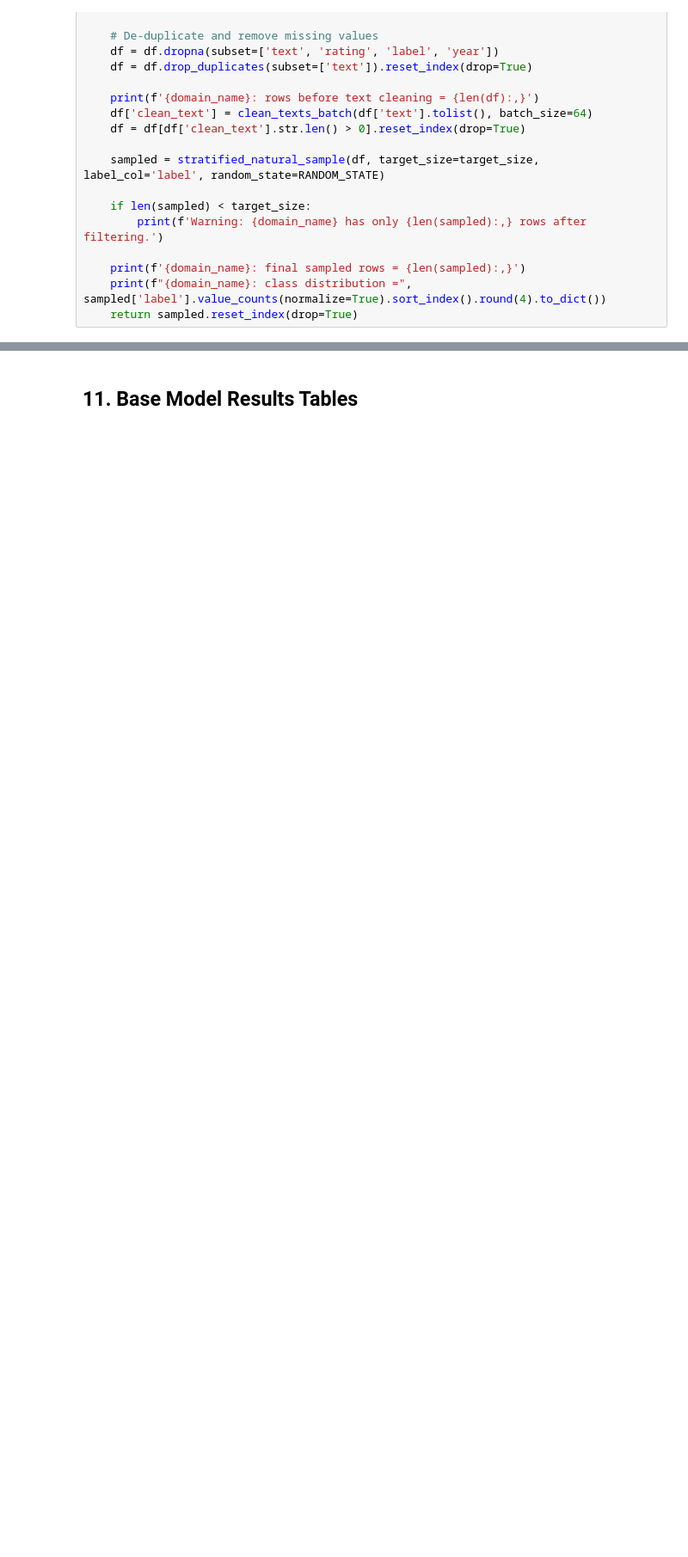
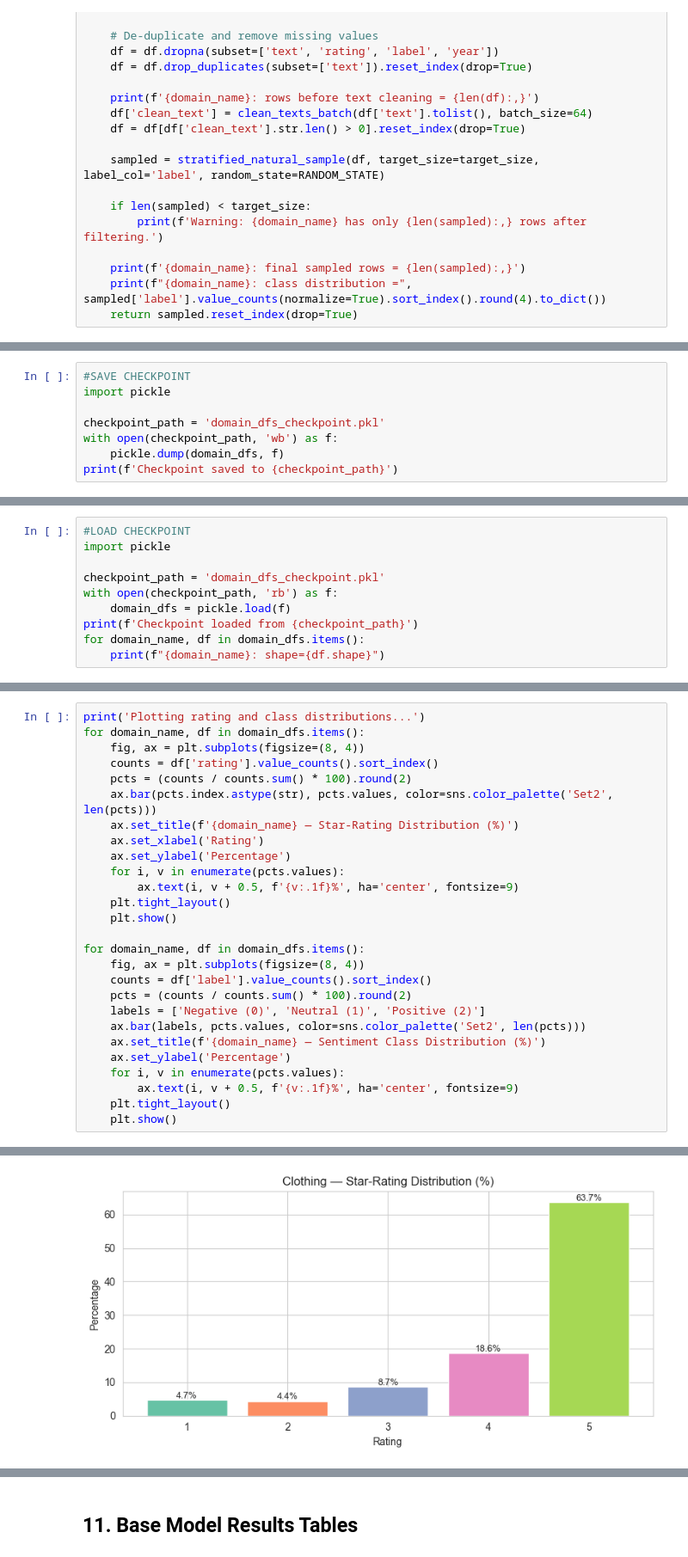
Before and after one commit to rishabhahuja12/Amazon_Sentiment_Analysis, a Jupyter notebook: notebooks/amazon_sentiment_analysis.ipynb, the cells around one changed output, grey strips where cells are left out. Shown at 86% size. Saved outputs shown, nothing was run; the diff lists cells and outputs as text; blank space fills up the shorter version.

Commit message:
Update amazon sentiment analysis notebook

```diff
--- a/notebooks/amazon_sentiment_analysis.ipynb
+++ b/notebooks/amazon_sentiment_analysis.ipynb
@@ -325,0 +336,8 @@ for domain_name, df in domain_dfs.items():
+# %%
+#SAVE CHECKPOINT
+import pickle
+
+checkpoint_path = 'domain_dfs_checkpoint.pkl'
+with open(checkpoint_path, 'wb') as f:
+    pickle.dump(domain_dfs, f)
+print(f'Checkpoint saved to {checkpoint_path}')
@@ -325,0 +346,10 @@ for domain_name, df in domain_dfs.items():
+# %%
+#LOAD CHECKPOINT
+import pickle
+
+checkpoint_path = 'domain_dfs_checkpoint.pkl'
+with open(checkpoint_path, 'rb') as f:
+    domain_dfs = pickle.load(f)
+print(f'Checkpoint loaded from {checkpoint_path}')
+for domain_name, df in domain_dfs.items():
+    print(f"{domain_name}: shape={df.shape}")
@@ -519,0 +363,28 @@ for domain_name, df in domain_dfs.items():
+# %%
+print('Plotting rating and class distributions...')
+for domain_name, df in domain_dfs.items():
+    fig, ax = plt.subplots(figsize=(8, 4))
+    counts = df['rating'].value_counts().sort_index()
+    pcts = (counts / counts.sum() * 100).round(2)
+    ax.bar(pcts.index.astype(str), pcts.values, color=sns.color_palette('Set2', len(pcts)))
+    ax.set_title(f'{domain_name} — Star-Rating Distribution (%)')
+    ax.set_xlabel('Rating')
+    ax.set_ylabel('Percentage')
+    for i, v in enumerate(pcts.values):
+        ax.text(i, v + 0.5, f'{v:.1f}%', ha='center', fontsize=9)
+    plt.tight_layout()
+    plt.show()
+
+for domain_name, df in domain_dfs.items():
+    fig, ax = plt.subplots(figsize=(8, 4))
+    counts = df['label'].value_counts().sort_index()
+    pcts = (counts / counts.sum() * 100).round(2)
+    labels = ['Negative (0)', 'Neutral (1)', 'Positive (2)']
+    ax.bar(labels, pcts.values, color=sns.color_palette('Set2', len(pcts)))
+    ax.set_title(f'{domain_name} — Sentiment Class Distribution (%)')
+    ax.set_ylabel('Percentage')
+    for i, v in enumerate(pcts.values):
+        ax.text(i, v + 0.5, f'{v:.1f}%', ha='center', fontsize=9)
+    plt.tight_layout()
+    plt.show()
+# %% [output]
@@ -519,0 +392 @@ for domain_name, df in domain_dfs.items():
+[figure, added]
```
Also changed, not shown: parts of 77 cells of this notebook.
